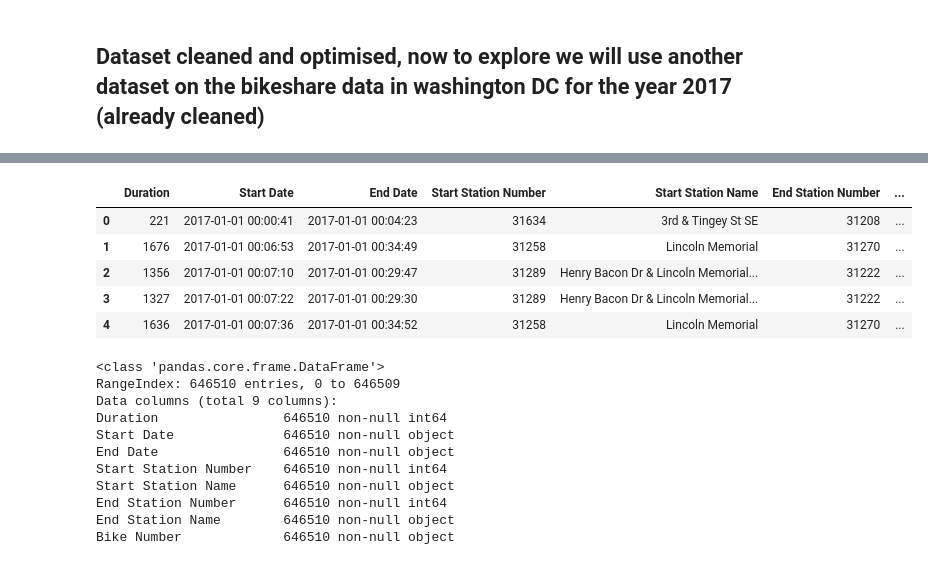
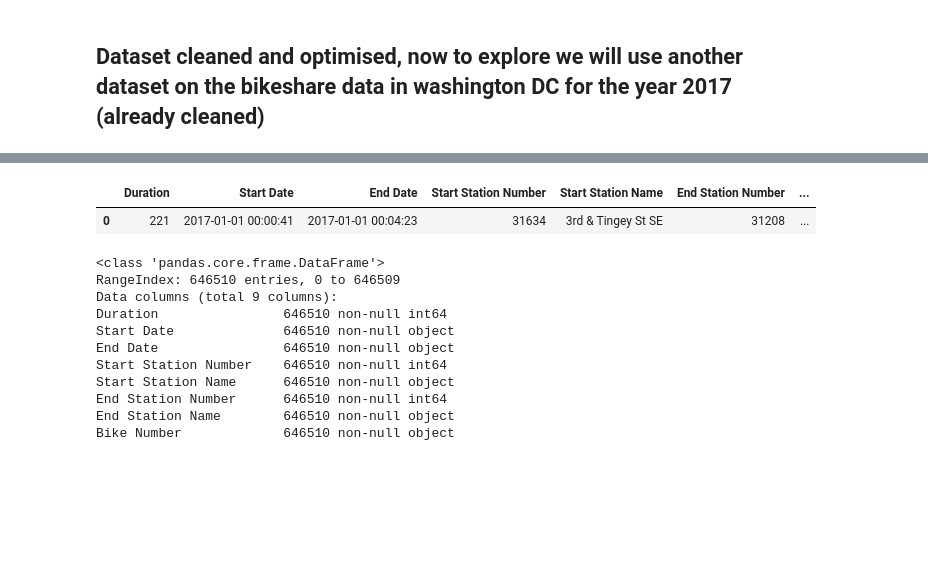
Before and after one commit to Urban-Analytics/SmartSocialCity, a Jupyter notebook: Machine Learning/Bike Sharing Project/data_modelling_bike_sharing_global.ipynb, the cells around one changed output, grey strips where cells are left out. Saved outputs shown, nothing was run; the diff lists cells and outputs as text; code cells hidden in the pictures; blank space fills up the shorter version.

```diff
--- a/Machine Learning/Bike Sharing Project/data_modelling_bike_sharing_global.ipynb
+++ b/Machine Learning/Bike Sharing Project/data_modelling_bike_sharing_global.ipynb
@@ -164,12 +125,8 @@ Wall time: 1.91 s
 # %%
-dataframe_washington.head()
+dataframe_washington.head(1)
 # %% [output]
 |  | Duration | Start Date | End Date | Start Station Number | Start Station Name | End Station Number | ... |
 | 0 | 221 | 2017-01-01 00:00:41 | 2017-01-01 00:04:23 | 31634 | 3rd & Tingey St SE | 31208 | ... |
-| 1 | 1676 | 2017-01-01 00:06:53 | 2017-01-01 00:34:49 | 31258 | Lincoln Memorial | 31270 | ... |
-| 2 | 1356 | 2017-01-01 00:07:10 | 2017-01-01 00:29:47 | 31289 | Henry Bacon Dr & Lincoln Memorial... | 31222 | ... |
-| 3 | 1327 | 2017-01-01 00:07:22 | 2017-01-01 00:29:30 | 31289 | Henry Bacon Dr & Lincoln Memorial... | 31222 | ... |
-| 4 | 1636 | 2017-01-01 00:07:36 | 2017-01-01 00:34:52 | 31258 | Lincoln Memorial | 31270 | ... |
 # %%
 dataframe_washington.info()
 # %% [output]
```
Also changed, not shown: parts of 34 cells of this notebook.
